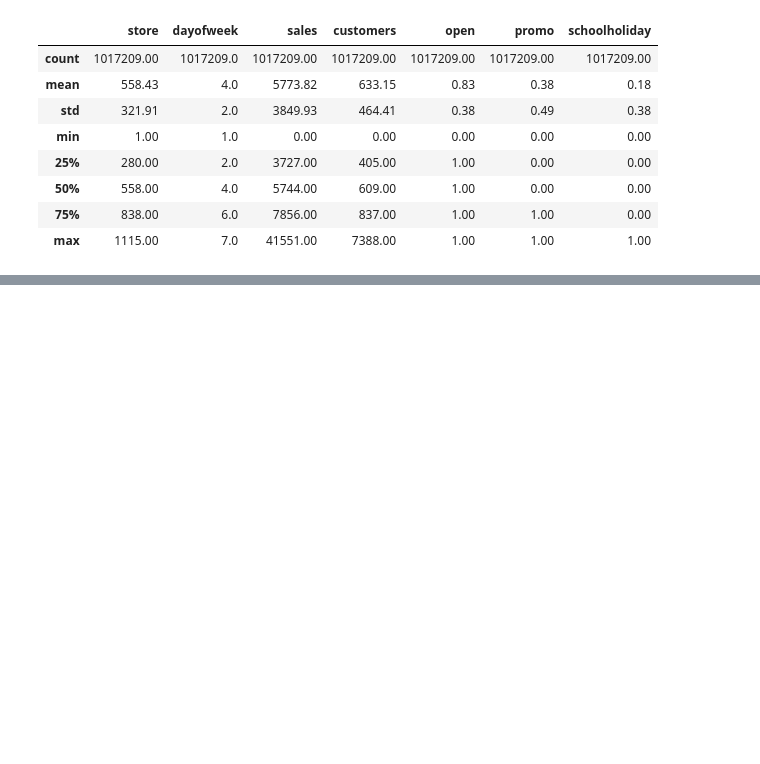
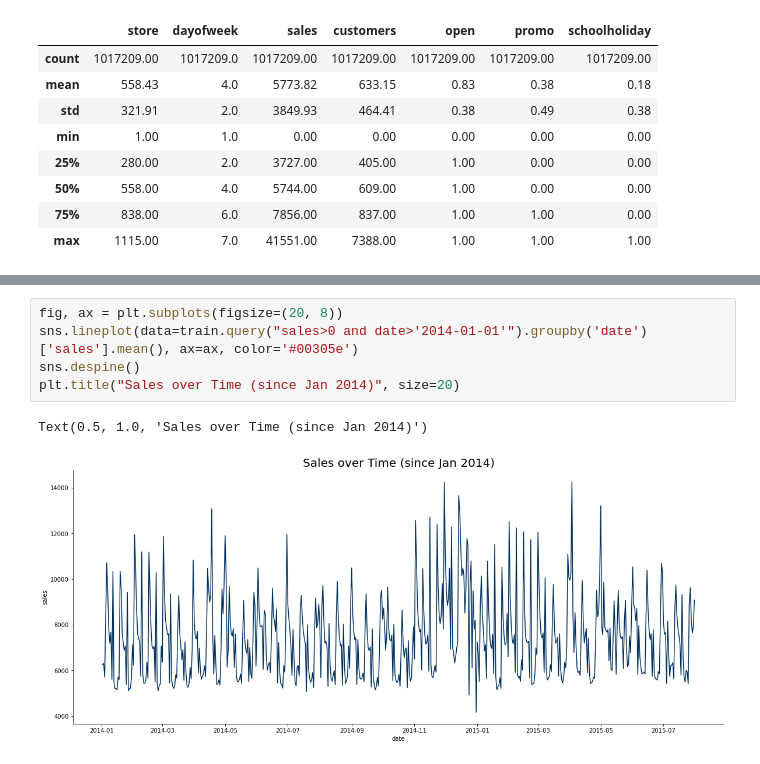
Before and after one commit to moritzwilksch/RossmannSalesPrediction, a Jupyter notebook: notebooks/eda.ipynb, the cells around one changed output, grey strips where cells are left out. Cells and saved outputs as stored; diff of their text form; blank space fills up the shorter version.

```diff
--- a/notebooks/eda.ipynb
+++ b/notebooks/eda.ipynb
@@ -67,0 +74,8 @@ profile.to_file(root_path + "profile_report.html")
+# %%
+fig, ax = plt.subplots(figsize=(20, 8))
+sns.lineplot(data=train.query("sales>0 and date>'2014-01-01'").groupby('date')['sales'].mean(), ax=ax, color='#00305e')
+sns.despine()
+plt.title("Sales over Time (since Jan 2014)", size=20)
+# %% [output]
+Text(0.5, 1.0, 'Sales over Time (since Jan 2014)')
+[figure, added]
```
Also changed, not shown: parts of 3 cells of this notebook, 16 other files.
